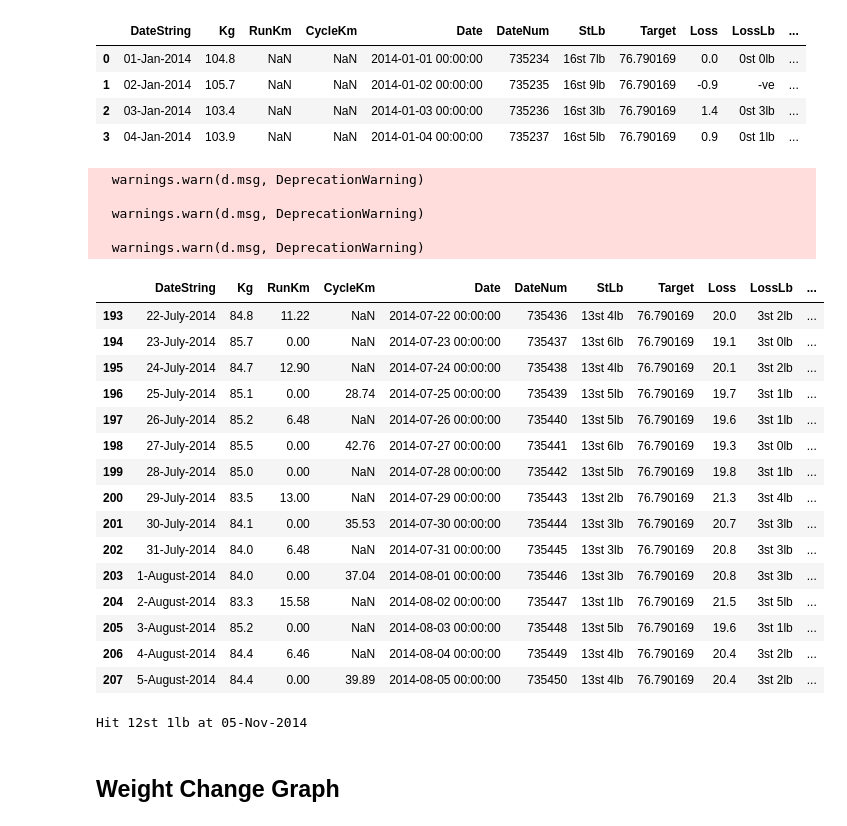
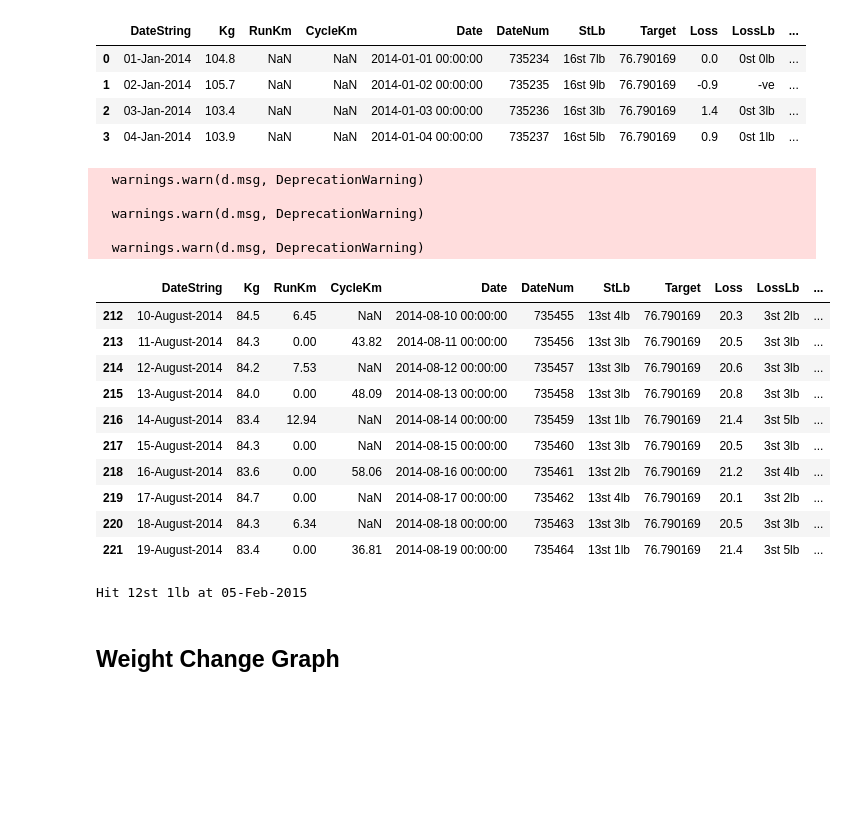
Before and after one commit to stephenbennyhat/me, a Jupyter notebook: Weight.ipynb, the cells around one changed output. Saved outputs shown, nothing was run; the diff lists cells and outputs as text; code cells hidden in the pictures; blank space fills up the shorter version.

```diff
--- a/Weight.ipynb
+++ b/Weight.ipynb
@@ -213,6 +213,20 @@ weight = [
           ["3-August-2014", 85.2,  0.00],
           ["4-August-2014", 84.4,  6.46],
           ["5-August-2014", 84.4,  0.00, 39.89],
+          ["6-August-2014", 84.2,  6.45],
+          ["7-August-2014", 83.8,  0.00, 39.90],
+          ["8-August-2014", 83.7, 13.67],
+          ["9-August-2014", 84.5,  0.00],
+          ["10-August-2014", 84.5, 6.45],
+          ["11-August-2014", 84.3, 0.00, 43.82],
+          ["12-August-2014", 84.2, 7.53],
+          ["13-August-2014", 84.0, 0.00, 48.09],
+          ["14-August-2014", 83.4, 12.94],
+          ["15-August-2014", 84.3, 0.00],
+          ["16-August-2014", 83.6, 0.00, 58.06],
+          ["17-August-2014", 84.7, 0.00],
+          ["18-August-2014", 84.3, 6.34],
+          ["19-August-2014", 83.4, 0.00, 36.81],
 
 ]
 # %%
@@ -336,33 +350,28 @@ df.head(4)
 | 2 | 03-Jan-2014 | 103.4 | NaN | NaN | 2014-01-03 00:00:00 | 735236 | 16st 3lb | 76.790169 | 1.4 | 0st 3lb | ... |
 | 3 | 04-Jan-2014 | 103.9 | NaN | NaN | 2014-01-04 00:00:00 | 735237 | 16st 5lb | 76.790169 | 0.9 | 0st 1lb | ... |
 # %%
-df.tail(15)
+df.tail(10)
 # %% [output]
   warnings.warn(d.msg, DeprecationWarning)
 
   warnings.warn(d.msg, DeprecationWarning)
 
   warnings.warn(d.msg, DeprecationWarning)
 |  | DateString | Kg | RunKm | CycleKm | Date | DateNum | StLb | Target | Loss | LossLb | ... |
-| 193 | 22-July-2014 | 84.8 | 11.22 | NaN | 2014-07-22 00:00:00 | 735436 | 13st 4lb | 76.790169 | 20.0 | 3st 2lb | ... |
-| 194 | 23-July-2014 | 85.7 | 0.00 | NaN | 2014-07-23 00:00:00 | 735437 | 13st 6lb | 76.790169 | 19.1 | 3st 0lb | ... |
-| 195 | 24-July-2014 | 84.7 | 12.90 | NaN | 2014-07-24 00:00:00 | 735438 | 13st 4lb | 76.790169 | 20.1 | 3st 2lb | ... |
-| 196 | 25-July-2014 | 85.1 | 0.00 | 28.74 | 2014-07-25 00:00:00 | 735439 | 13st 5lb | 76.790169 | 19.7 | 3st 1lb | ... |
-| 197 | 26-July-2014 | 85.2 | 6.48 | NaN | 2014-07-26 00:00:00 | 735440 | 13st 5lb | 76.790169 | 19.6 | 3st 1lb | ... |
-| 198 | 27-July-2014 | 85.5 | 0.00 | 42.76 | 2014-07-27 00:00:00 | 735441 | 13st 6lb | 76.790169 | 19.3 | 3st 0lb | ... |
-| 199 | 28-July-2014 | 85.0 | 0.00 | NaN | 2014-07-28 00:00:00 | 735442 | 13st 5lb | 76.790169 | 19.8 | 3st 1lb | ... |
-| 200 | 29-July-2014 | 83.5 | 13.00 | NaN | 2014-07-29 00:00:00 | 735443 | 13st 2lb | 76.790169 | 21.3 | 3st 4lb | ... |
-| 201 | 30-July-2014 | 84.1 | 0.00 | 35.53 | 2014-07-30 00:00:00 | 735444 | 13st 3lb | 76.790169 | 20.7 | 3st 3lb | ... |
-| 202 | 31-July-2014 | 84.0 | 6.48 | NaN | 2014-07-31 00:00:00 | 735445 | 13st 3lb | 76.790169 | 20.8 | 3st 3lb | ... |
-| 203 | 1-August-2014 | 84.0 | 0.00 | 37.04 | 2014-08-01 00:00:00 | 735446 | 13st 3lb | 76.790169 | 20.8 | 3st 3lb | ... |
-| 204 | 2-August-2014 | 83.3 | 15.58 | NaN | 2014-08-02 00:00:00 | 735447 | 13st 1lb | 76.790169 | 21.5 | 3st 5lb | ... |
-| 205 | 3-August-2014 | 85.2 | 0.00 | NaN | 2014-08-03 00:00:00 | 735448 | 13st 5lb | 76.790169 | 19.6 | 3st 1lb | ... |
-| 206 | 4-August-2014 | 84.4 | 6.46 | NaN | 2014-08-04 00:00:00 | 735449 | 13st 4lb | 76.790169 | 20.4 | 3st 2lb | ... |
-| 207 | 5-August-2014 | 84.4 | 0.00 | 39.89 | 2014-08-05 00:00:00 | 735450 | 13st 4lb | 76.790169 | 20.4 | 3st 2lb | ... |
+| 212 | 10-August-2014 | 84.5 | 6.45 | NaN | 2014-08-10 00:00:00 | 735455 | 13st 4lb | 76.790169 | 20.3 | 3st 2lb | ... |
+| 213 | 11-August-2014 | 84.3 | 0.00 | 43.82 | 2014-08-11 00:00:00 | 735456 | 13st 3lb | 76.790169 | 20.5 | 3st 3lb | ... |
+| 214 | 12-August-2014 | 84.2 | 7.53 | NaN | 2014-08-12 00:00:00 | 735457 | 13st 3lb | 76.790169 | 20.6 | 3st 3lb | ... |
+| 215 | 13-August-2014 | 84.0 | 0.00 | 48.09 | 2014-08-13 00:00:00 | 735458 | 13st 3lb | 76.790169 | 20.8 | 3st 3lb | ... |
+| 216 | 14-August-2014 | 83.4 | 12.94 | NaN | 2014-08-14 00:00:00 | 735459 | 13st 1lb | 76.790169 | 21.4 | 3st 5lb | ... |
+| 217 | 15-August-2014 | 84.3 | 0.00 | NaN | 2014-08-15 00:00:00 | 735460 | 13st 3lb | 76.790169 | 20.5 | 3st 3lb | ... |
+| 218 | 16-August-2014 | 83.6 | 0.00 | 58.06 | 2014-08-16 00:00:00 | 735461 | 13st 2lb | 76.790169 | 21.2 | 3st 4lb | ... |
+| 219 | 17-August-2014 | 84.7 | 0.00 | NaN | 2014-08-17 00:00:00 | 735462 | 13st 4lb | 76.790169 | 20.1 | 3st 2lb | ... |
+| 220 | 18-August-2014 | 84.3 | 6.34 | NaN | 2014-08-18 00:00:00 | 735463 | 13st 3lb | 76.790169 | 20.5 | 3st 3lb | ... |
+| 221 | 19-August-2014 | 83.4 | 0.00 | 36.81 | 2014-08-19 00:00:00 | 735464 | 13st 1lb | 76.790169 | 21.4 | 3st 5lb | ... |
 # %%
 print('Hit %s at %s' % (st_lb_str(target), target_date.strftime('%d-%b-%Y')))
 # %% [output]
-Hit 12st 1lb at 05-Nov-2014
+Hit 12st 1lb at 05-Feb-2015
 # %% [markdown]
 ## Weight Change Graph
 # %%
```
Also changed, not shown: parts of 8 cells of this notebook.
